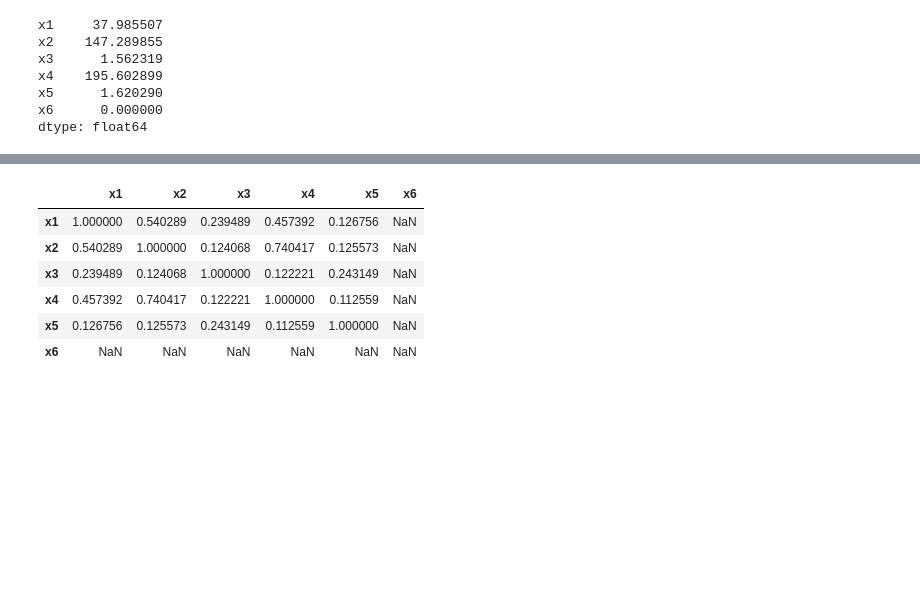
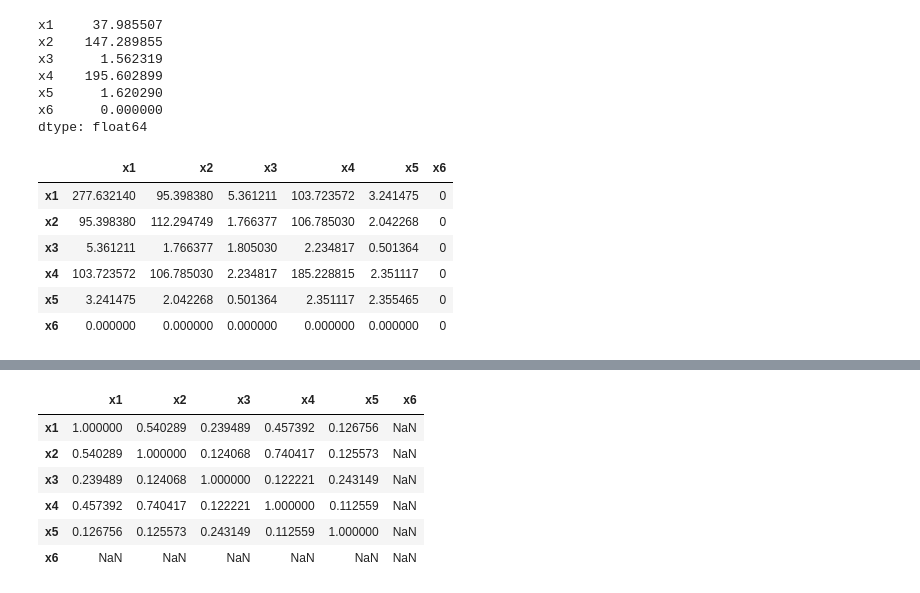
Before and after one commit to tokunbo-hiamang/tmh-scripts, a Jupyter notebook: statistics/applied_multivariate_statistical_analysis_problems/chapter_1/E1.14_LL.ipynb, the cells around one changed output, grey strips where cells are left out. Cells and saved outputs as stored; diff of their text form; code cells hidden in the pictures; blank space fills up the shorter version.

```diff
--- a/statistics/applied_multivariate_statistical_analysis_problems/chapter_1/E1.14_LL.ipynb
+++ b/statistics/applied_multivariate_statistical_analysis_problems/chapter_1/E1.14_LL.ipynb
@@ -52,5 +63,16 @@ x4    195.602899
 x5      1.620290
 x6      0.000000
 dtype: float64
+# %%
+# 未完待续……
+nm_group.cov()
+# %% [output]
+|  | x1 | x2 | x3 | x4 | x5 | x6 |
+| x1 | 277.632140 | 95.398380 | 5.361211 | 103.723572 | 3.241475 | 0 |
+| x2 | 95.398380 | 112.294749 | 1.766377 | 106.785030 | 2.042268 | 0 |
+| x3 | 5.361211 | 1.766377 | 1.805030 | 2.234817 | 0.501364 | 0 |
+| x4 | 103.723572 | 106.785030 | 2.234817 | 185.228815 | 2.351117 | 0 |
+| x5 | 3.241475 | 2.042268 | 0.501364 | 2.351117 | 2.355465 | 0 |
+| x6 | 0.000000 | 0.000000 | 0.000000 | 0.000000 | 0.000000 | 0 |
 # %%
 # 未完待续……
```
Also changed, not shown: parts of 4 cells of this notebook, 1 other file.
